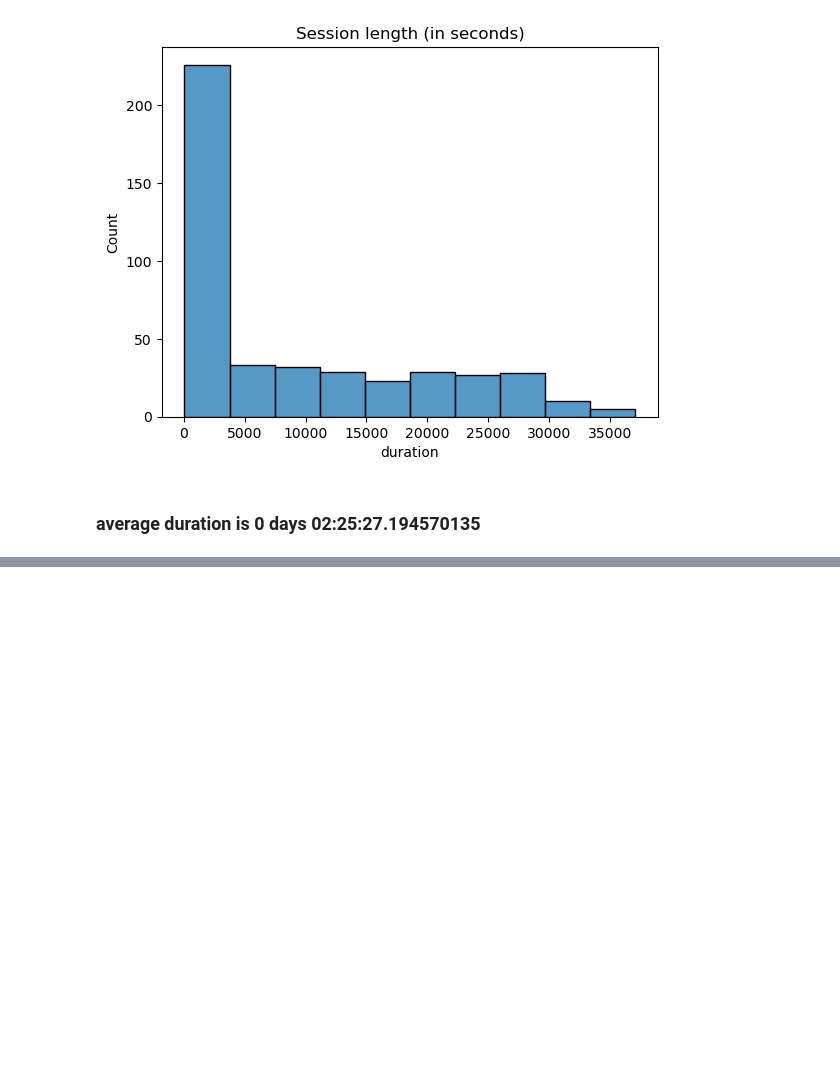
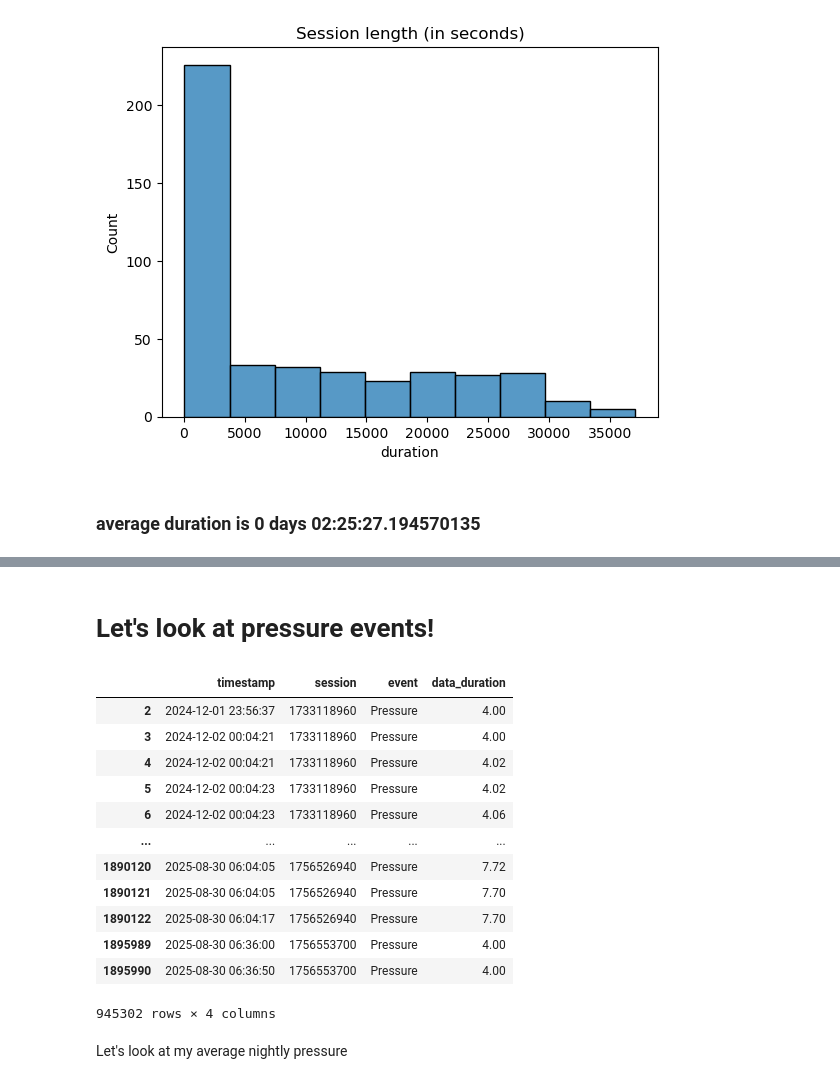
Before and after one commit to Is0metry/Sleep-Study, a Jupyter notebook: sleep_apnea_analysis.ipynb, the cells around one changed output, grey strips where cells are left out. Saved outputs shown, nothing was run; the diff lists cells and outputs as text; code cells hidden in the pictures; blank space fills up the shorter version.

```diff
--- a/sleep_apnea_analysis.ipynb
+++ b/sleep_apnea_analysis.ipynb
@@ -77,0 +90,21 @@ This is obviously going to require some more work.
+# %% [markdown]
+# Let's look at pressure events!
+# %%
+pressure_df = df[df.event == 'Pressure']
+pressure_df
+# %% [output]
+|  | timestamp | session | event | data_duration |
+| 2 | 2024-12-01 23:56:37 | 1733118960 | Pressure | 4.00 |
+| 3 | 2024-12-02 00:04:21 | 1733118960 | Pressure | 4.00 |
+| 4 | 2024-12-02 00:04:21 | 1733118960 | Pressure | 4.02 |
+| 5 | 2024-12-02 00:04:23 | 1733118960 | Pressure | 4.02 |
+| 6 | 2024-12-02 00:04:23 | 1733118960 | Pressure | 4.06 |
+| ... | ... | ... | ... | ... |
+| 1890120 | 2025-08-30 06:04:05 | 1756526940 | Pressure | 7.72 |
+| 1890121 | 2025-08-30 06:04:05 | 1756526940 | Pressure | 7.70 |
+| 1890122 | 2025-08-30 06:04:17 | 1756526940 | Pressure | 7.70 |
+| 1895989 | 2025-08-30 06:36:00 | 1756553700 | Pressure | 4.00 |
+| 1895990 | 2025-08-30 06:36:50 | 1756553700 | Pressure | 4.00 |
+945302 rows × 4 columns
+# %% [markdown]
+Let's look at my average nightly pressure
```
Also changed, not shown: parts of 7 cells of this notebook.
